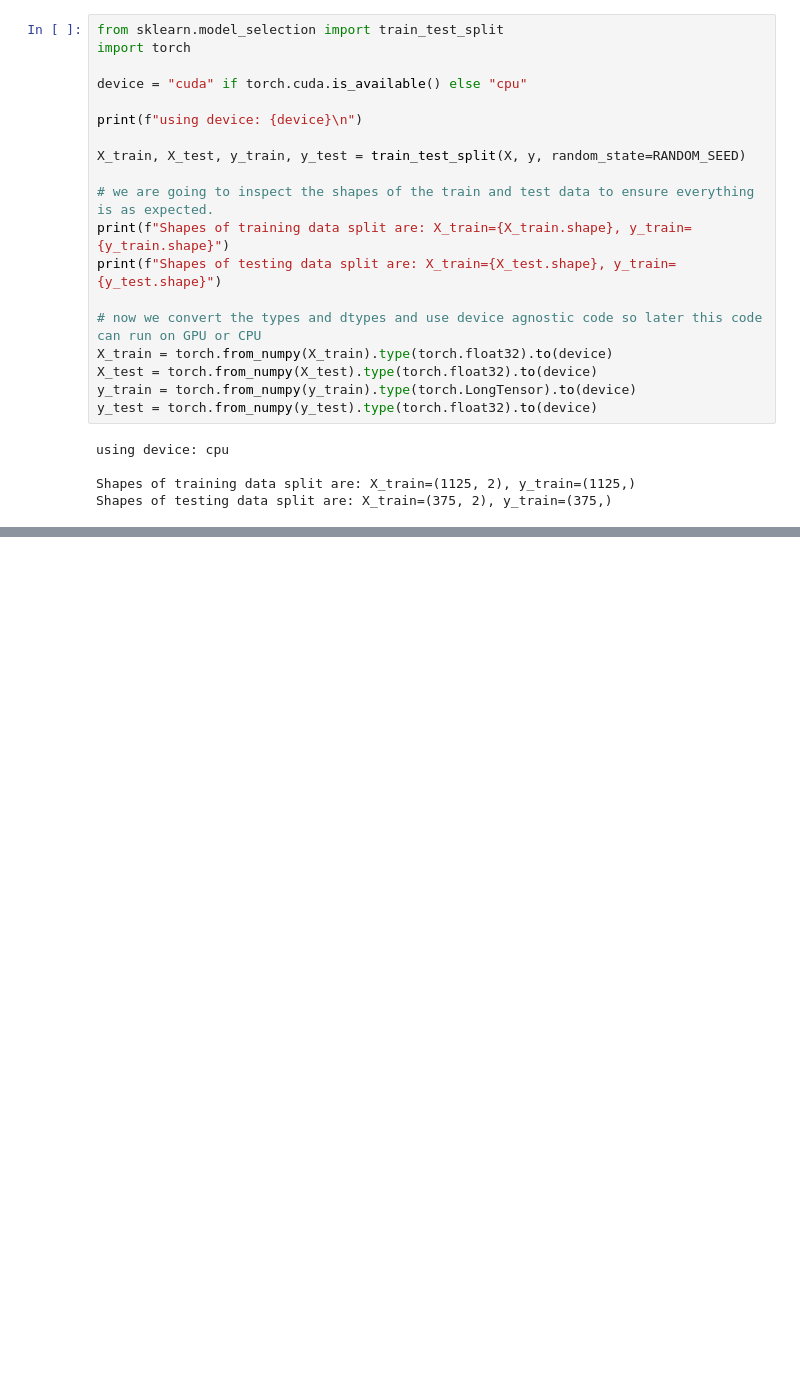
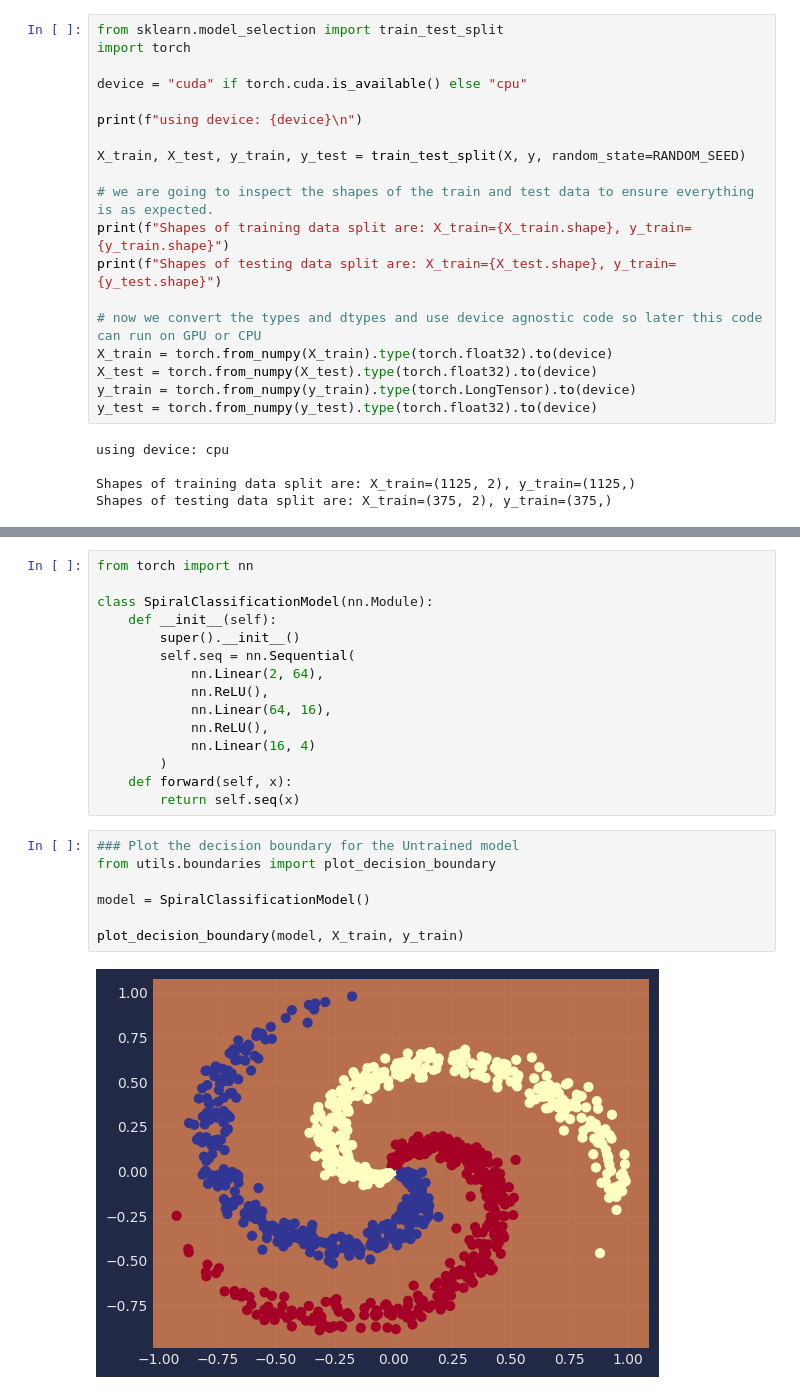
Before and after one commit to useresd/machine_learning_playground, a Jupyter notebook: spiral_multiclass_classification_practice.ipynb, the cells around one changed output, grey strips where cells are left out. Saved outputs shown, nothing was run; the diff lists cells and outputs as text; blank space fills up the shorter version.

Commit message:
plot the decision boundary of untrained model

```diff
--- a/spiral_multiclass_classification_practice.ipynb
+++ b/spiral_multiclass_classification_practice.ipynb
@@ -66,0 +82,24 @@ Shapes of testing data split are: X_train=(375, 2), y_train=(375,)
+# %%
+from torch import nn
+
+class SpiralClassificationModel(nn.Module):
+    def __init__(self):
+        super().__init__()
+        self.seq = nn.Sequential(
+            nn.Linear(2, 64),
+            nn.ReLU(),
+            nn.Linear(64, 16),
+            nn.ReLU(),
+            nn.Linear(16, 4)
+        )
+    def forward(self, x):
+        return self.seq(x)
+# %%
+### Plot the decision boundary for the Untrained model
+from utils.boundaries import plot_decision_boundary
+
+model = SpiralClassificationModel()
+
+plot_decision_boundary(model, X_train, y_train)
+# %% [output]
+[figure, added]
```
Also changed, not shown: parts of 2 cells of this notebook.
